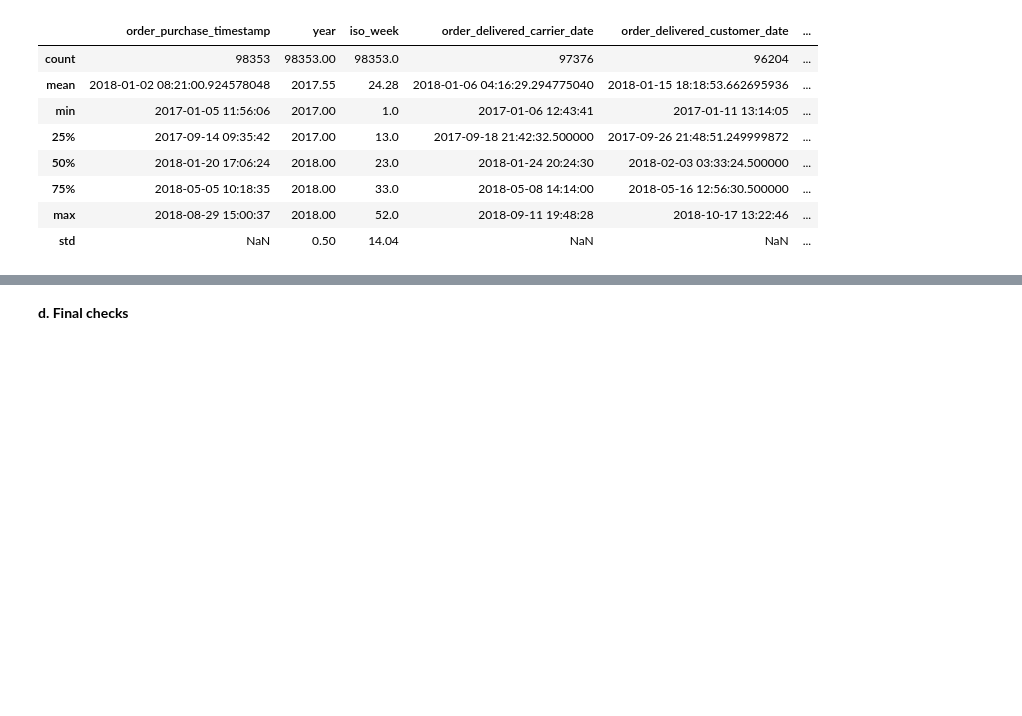
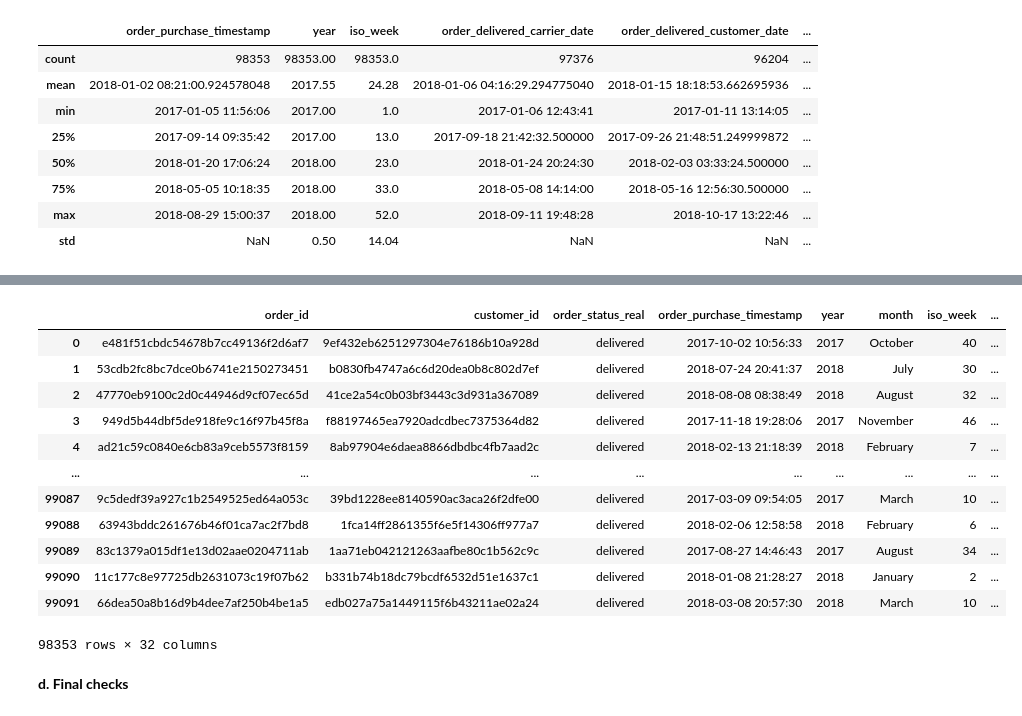
Before and after one commit to alfalfal/business_performance_analysis, a Jupyter notebook: EDA-and-modeling.ipynb, the cells around one changed output, grey strips where cells are left out. Cells and saved outputs as stored; diff of their text form; code cells hidden in the pictures; blank space fills up the shorter version.

```diff
--- a/EDA-and-modeling.ipynb
+++ b/EDA-and-modeling.ipynb
@@ -838,3 +874,29 @@ df_orders.head(3)
+# %%
+# ADD A COLUMN CHECKING WHETHER THE CARRIER HANDOVER OCCURRED BEFORE THE MEDIAN NUMBER OF DAYS USED FOR THIS STEP.
+# THE MEDIAN IS USED INSTEAD OF THE MEAN BECAUSE THE DISTRIBUTION IS HIGHLY RIGHT-SKEWED.
+
+df_orders['carrier_handover_on_time'] = df_orders['actual_days_handover_carrier'] <= df_orders['actual_days_handover_carrier'].median()
+
+# ADD A COLUMN CHECKING WHETHER THE CARRIER DELIVERY OCCURRED BEFORE THE MEDIAN NUMBER OF DAYS USED FOR THIS STEP.
+# THE MEDIAN IS USED INSTEAD OF THE MEAN BECAUSE THE DISTRIBUTION IS HIGHLY RIGHT-SKEWED.
+
+df_orders['carrier_delivery_on_time'] = df_orders['actual_days_carrier_delivery'] <= df_orders['actual_days_carrier_delivery'].median()
+# %%
+df_orders
+# %% [output]
+|  | order_id | customer_id | order_status_real | order_purchase_timestamp | year | month | iso_week | ... |
+| 0 | e481f51cbdc54678b7cc49136f2d6af7 | 9ef432eb6251297304e76186b10a928d | delivered | 2017-10-02 10:56:33 | 2017 | October | 40 | ... |
+| 1 | 53cdb2fc8bc7dce0b6741e2150273451 | b0830fb4747a6c6d20dea0b8c802d7ef | delivered | 2018-07-24 20:41:37 | 2018 | July | 30 | ... |
+| 2 | 47770eb9100c2d0c44946d9cf07ec65d | 41ce2a54c0b03bf3443c3d931a367089 | delivered | 2018-08-08 08:38:49 | 2018 | August | 32 | ... |
+| 3 | 949d5b44dbf5de918fe9c16f97b45f8a | f88197465ea7920adcdbec7375364d82 | delivered | 2017-11-18 19:28:06 | 2017 | November | 46 | ... |
+| 4 | ad21c59c0840e6cb83a9ceb5573f8159 | 8ab97904e6daea8866dbdbc4fb7aad2c | delivered | 2018-02-13 21:18:39 | 2018 | February | 7 | ... |
+| ... | ... | ... | ... | ... | ... | ... | ... | ... |
+| 99087 | 9c5dedf39a927c1b2549525ed64a053c | 39bd1228ee8140590ac3aca26f2dfe00 | delivered | 2017-03-09 09:54:05 | 2017 | March | 10 | ... |
+| 99088 | 63943bddc261676b46f01ca7ac2f7bd8 | 1fca14ff2861355f6e5f14306ff977a7 | delivered | 2018-02-06 12:58:58 | 2018 | February | 6 | ... |
+| 99089 | 83c1379a015df1e13d02aae0204711ab | 1aa71eb042121263aafbe80c1b562c9c | delivered | 2017-08-27 14:46:43 | 2017 | August | 34 | ... |
+| 99090 | 11c177c8e97725db2631073c19f07b62 | b331b74b18dc79bcdf6532d51e1637c1 | delivered | 2018-01-08 21:28:27 | 2018 | January | 2 | ... |
+| 99091 | 66dea50a8b16d9b4dee7af250b4be1a5 | edb027a75a1449115f6b43211ae02a24 | delivered | 2018-03-08 20:57:30 | 2018 | March | 10 | ... |
+98353 rows × 32 columns
 # %% [markdown]
 **d. Final checks**
 # %%
```
Also changed, not shown: parts of 8 cells of this notebook.
